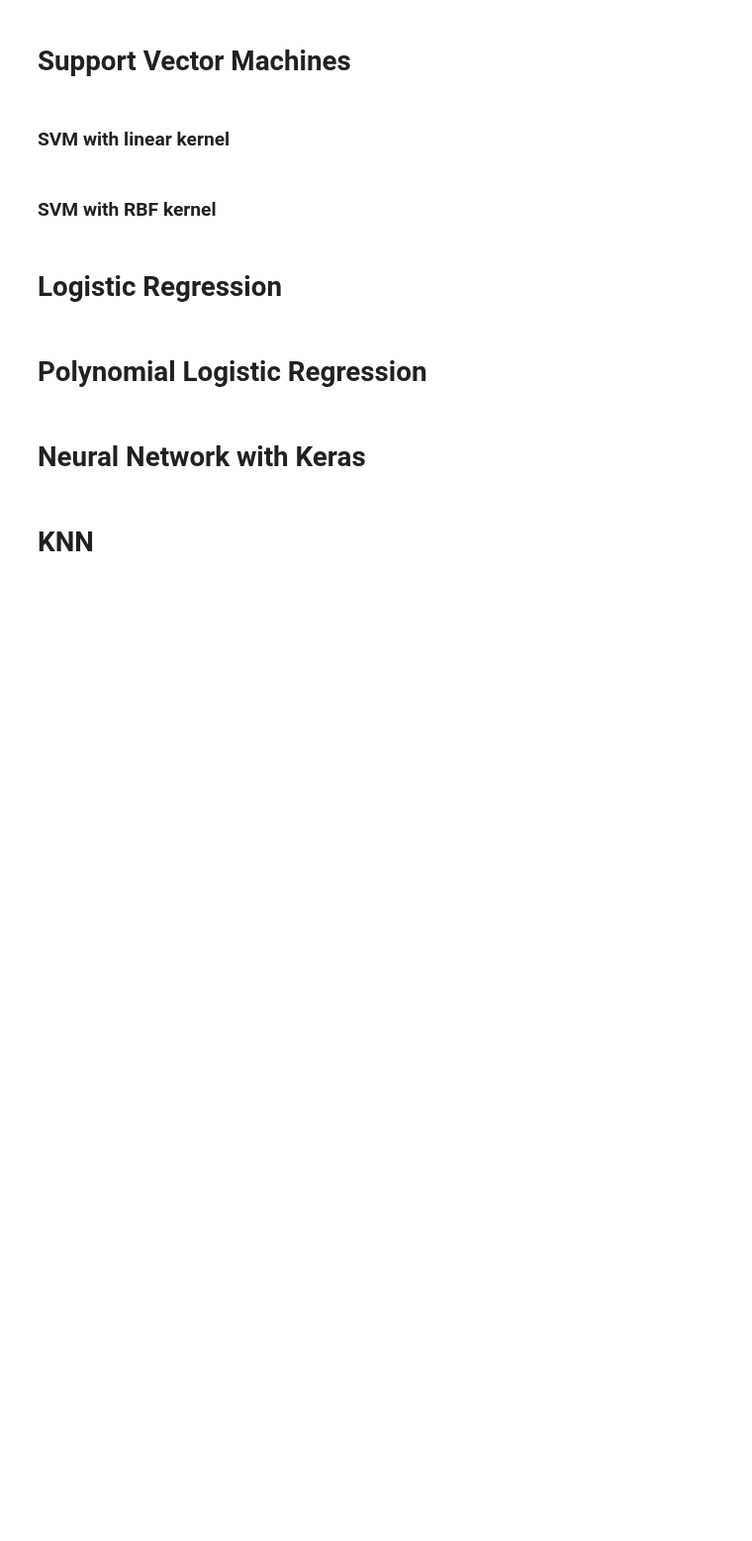
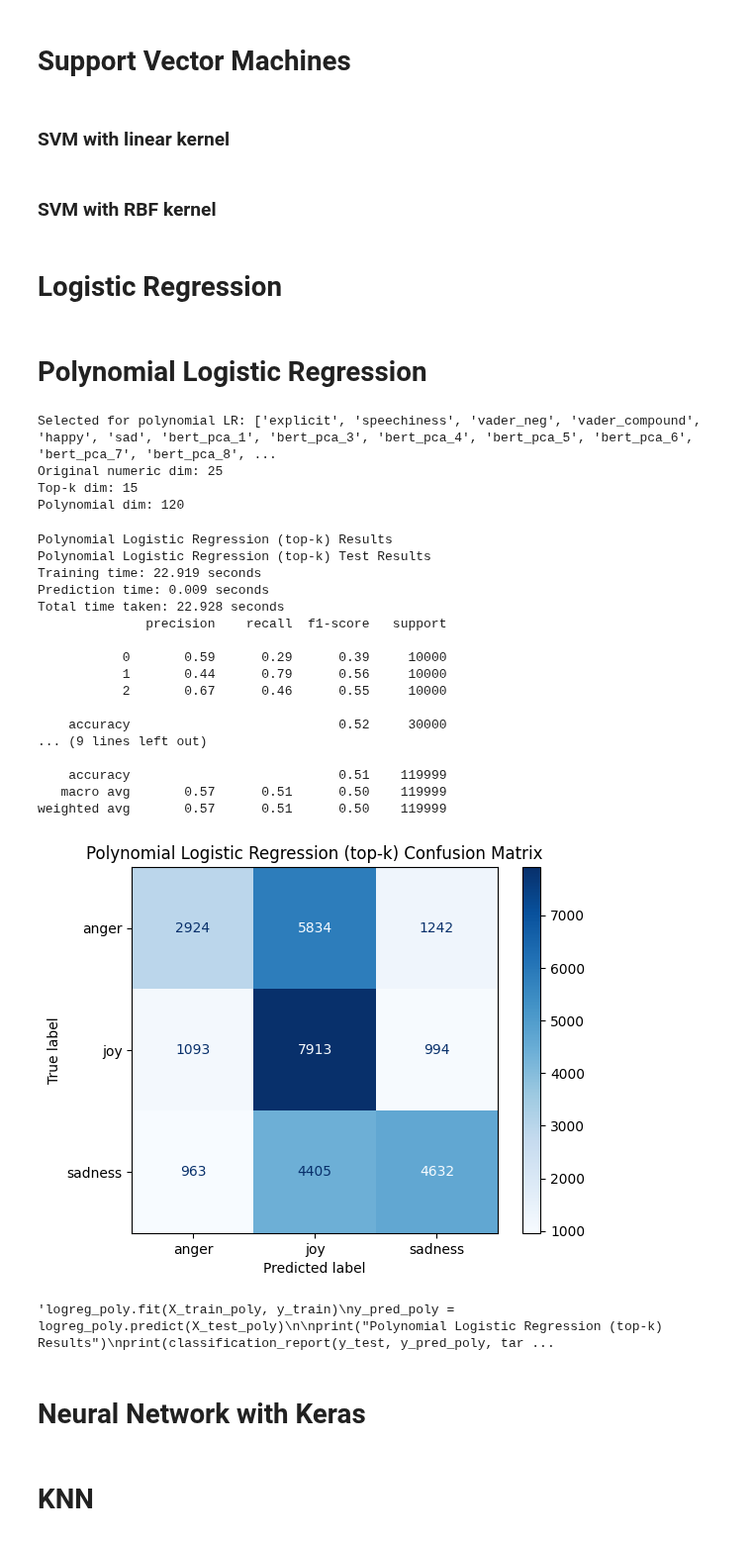
Before and after one commit to danielromerom/spotify-lyrical-analysis, a Jupyter notebook: notebooks/spotify_data_exploration.ipynb, the cells around one changed output. Shown at 99% size. Saved outputs shown, nothing was run; the diff lists cells and outputs as text; code cells hidden in the pictures; blank space fills up the shorter version.

```diff
--- a/notebooks/spotify_data_exploration.ipynb
+++ b/notebooks/spotify_data_exploration.ipynb
@@ -1131,6 +1131,67 @@ y_pred_logreg_poly = train_test_evaluate(logreg_poly, model_name="Logistic Regre
 # %% [markdown]
 <h1>Polynomial Logistic Regression</h1>
 # %%
-#TODO: polynomial logistic regression
+from sklearn.linear_model import LogisticRegression
+from sklearn.feature_selection import SelectKBest, mutual_info_classif
+from sklearn.preprocessing import PolynomialFeatures
+
+X_train_num = X_train_final.select_dtypes(include=[np.number])
+X_test_num  = X_test_final.select_dtypes(include=[np.number])
+
+# Top k numeric features (would take way too long otherwise)
+k = 15
+selector = SelectKBest(score_func=mutual_info_classif, k=k)
+X_train_top = selector.fit_transform(X_train_num, y_train)
+X_test_top  = selector.transform(X_test_num)
+
+selected_cols = X_train_num.columns[selector.get_support()]
+print("Selected for polynomial LR:", list(selected_cols))
+
+poly = PolynomialFeatures(
+    degree=2,
+    include_bias=False,
+    interaction_only=True
+)
+X_train_poly = poly.fit_transform(X_train_top)
+X_test_poly  = poly.transform(X_test_top)
+
+print("Original numeric dim:", X_train_num.shape[1])
+print("Top-k dim:", X_train_top.shape[1])
+print("Polynomial dim:", X_train_poly.shape[1])
+
+logreg_poly = LogisticRegression(
+    multi_class='ovr',
+    solver='saga',
+    max_iter=200,
+    C=0.5,
+    random_state=42,
+    n_jobs=-1
+)
+
+train_test_evaluate(model=logreg_poly, model_name="Polynomial Logistic Regression (top-k)", visualize=True, X_train=X_train_poly, X_test=X_test_poly)
+# %% [output]
+Selected for polynomial LR: ['explicit', 'speechiness', 'vader_neg', 'vader_compound', 'happy', 'sad', 'bert_pca_1', 'bert_pca_3', 'bert_pca_4', 'bert_pca_5', 'bert_pca_6', 'bert_pca_7', 'bert_pca_8', ...
+Original numeric dim: 25
+Top-k dim: 15
+Polynomial dim: 120
+Polynomial Logistic Regression (top-k) Results
+Polynomial Logistic Regression (top-k) Test Results
+Training time: 22.919 seconds
+Prediction time: 0.009 seconds
+Total time taken: 22.928 seconds
+              precision    recall  f1-score   support
+
+           0       0.59      0.29      0.39     10000
+           1       0.44      0.79      0.56     10000
+           2       0.67      0.46      0.55     10000
+
+    accuracy                           0.52     30000
+... (9 lines left out)
+
+    accuracy                           0.51    119999
+   macro avg       0.57      0.51      0.50    119999
+weighted avg       0.57      0.51      0.50    119999
+[figure, added]
+'logreg_poly.fit(X_train_poly, y_train)\ny_pred_poly = logreg_poly.predict(X_test_poly)\n\nprint("Polynomial Logistic Regression (top-k) Results")\nprint(classification_report(y_test, y_pred_poly, tar ...
 # %% [markdown]
 <h1>Neural Network with Keras</h1>
```
Also changed, not shown: parts of 4 cells of this notebook.
